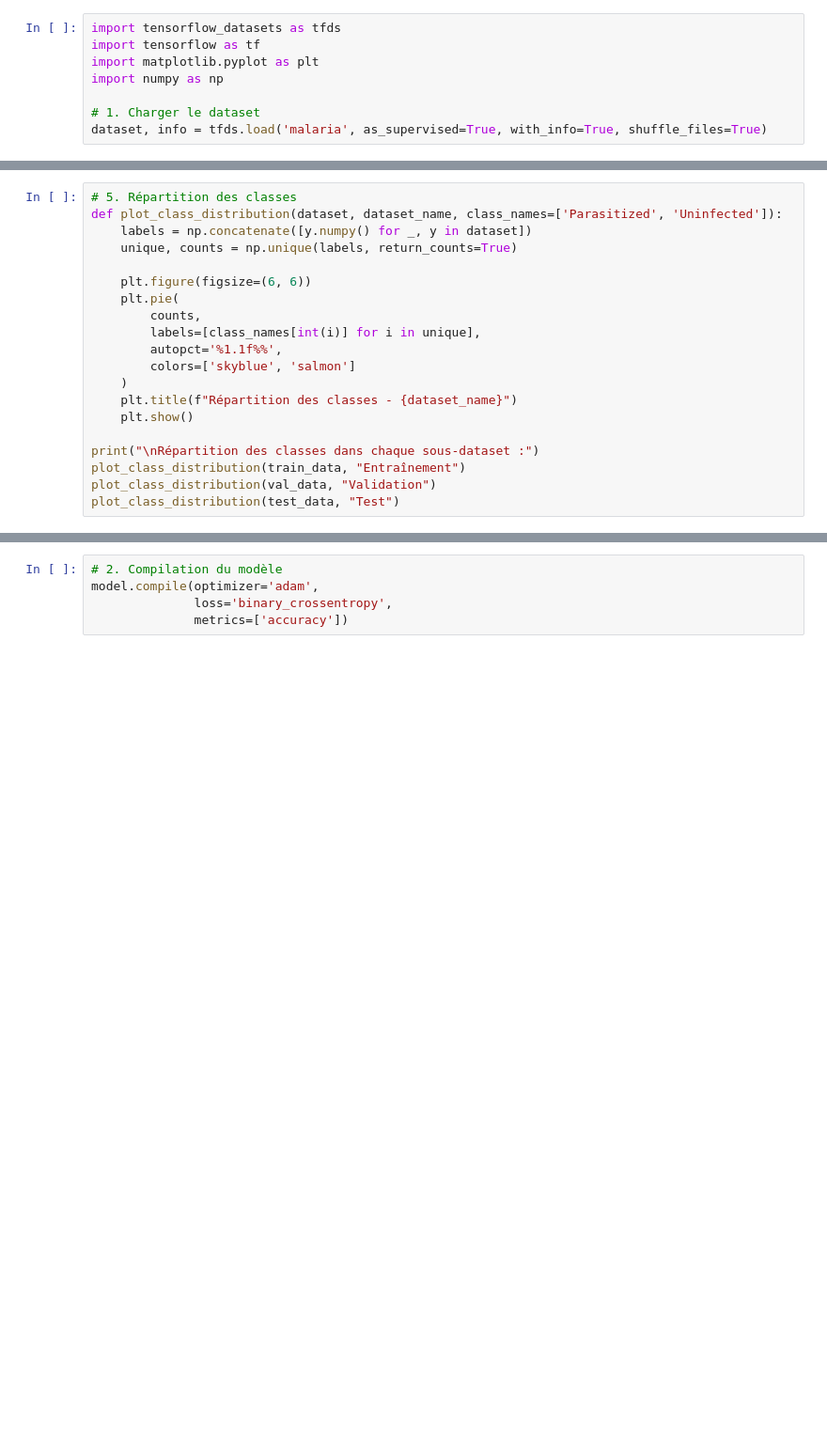
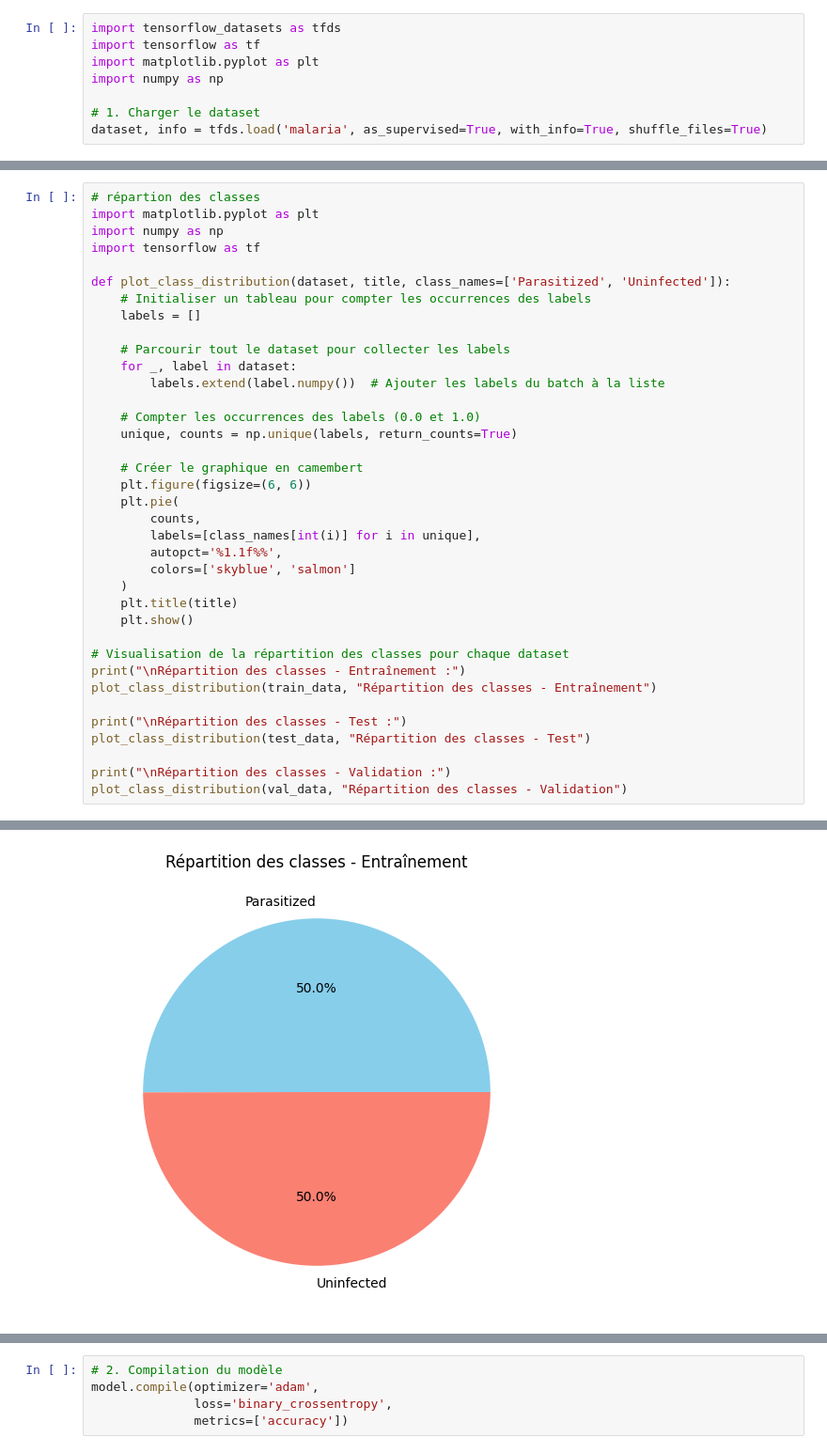
Before and after one commit to DahliaNoir71/Malaria-IA, a Jupyter notebook: model_cnn.ipynb, the cells around one changed output, grey strips where cells are left out. Shown at 94% size. Drawn from its saved outputs; the diff is of its cells as text; blank space fills up the shorter version.

```diff
--- a/model_cnn.ipynb
+++ b/model_cnn.ipynb
@@ -102,20 +154,0 @@ Visualisation des données d'entraînement :
-# %%
-# 5. Répartition des classes
-def plot_class_distribution(dataset, dataset_name, class_names=['Parasitized', 'Uninfected']):
-    labels = np.concatenate([y.numpy() for _, y in dataset])
-    unique, counts = np.unique(labels, return_counts=True)
-
-    plt.figure(figsize=(6, 6))
-    plt.pie(
-        counts,
-        labels=[class_names[int(i)] for i in unique],
-        autopct='%1.1f%%',
-        colors=['skyblue', 'salmon']
-    )
-    plt.title(f"Répartition des classes - {dataset_name}")
-    plt.show()
-
-print("\nRépartition des classes dans chaque sous-dataset :")
-plot_class_distribution(train_data, "Entraînement")
-plot_class_distribution(val_data, "Validation")
-plot_class_distribution(test_data, "Test")
@@ -126,0 +155,38 @@ Répartition des classes dans chaque sous-dataset :
+# %%
+# répartion des classes
+import matplotlib.pyplot as plt
+import numpy as np
+import tensorflow as tf
+
+def plot_class_distribution(dataset, title, class_names=['Parasitized', 'Uninfected']):
+    # Initialiser un tableau pour compter les occurrences des labels
+    labels = []
+
+    # Parcourir tout le dataset pour collecter les labels
+    for _, label in dataset:
+        labels.extend(label.numpy())  # Ajouter les labels du batch à la liste
+
+    # Compter les occurrences des labels (0.0 et 1.0)
+    unique, counts = np.unique(labels, return_counts=True)
+
+    # Créer le graphique en camembert
+    plt.figure(figsize=(6, 6))
+    plt.pie(
+        counts,
+        labels=[class_names[int(i)] for i in unique],
+        autopct='%1.1f%%',
+        colors=['skyblue', 'salmon']
+    )
+    plt.title(title)
+    plt.show()
+
+# Visualisation de la répartition des classes pour chaque dataset
+print("\nRépartition des classes - Entraînement :")
+plot_class_distribution(train_data, "Répartition des classes - Entraînement")
+
+print("\nRépartition des classes - Test :")
+plot_class_distribution(test_data, "Répartition des classes - Test")
+
+print("\nRépartition des classes - Validation :")
+plot_class_distribution(val_data, "Répartition des classes - Validation")
+# %% [output]
@@ -126,0 +194 @@ Répartition des classes dans chaque sous-dataset :
+[figure, added]
```
Also changed, not shown: parts of 20 cells of this notebook.
